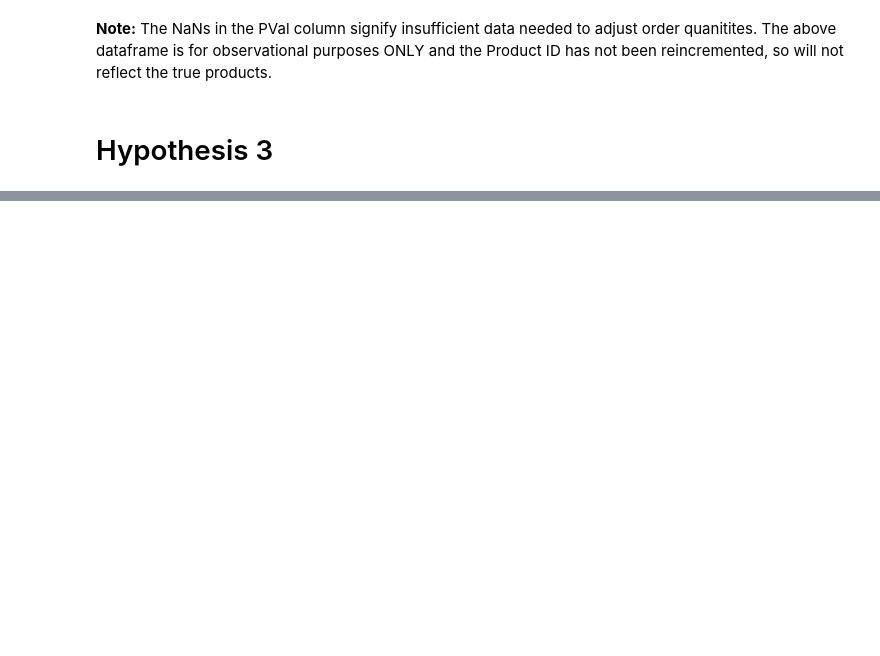
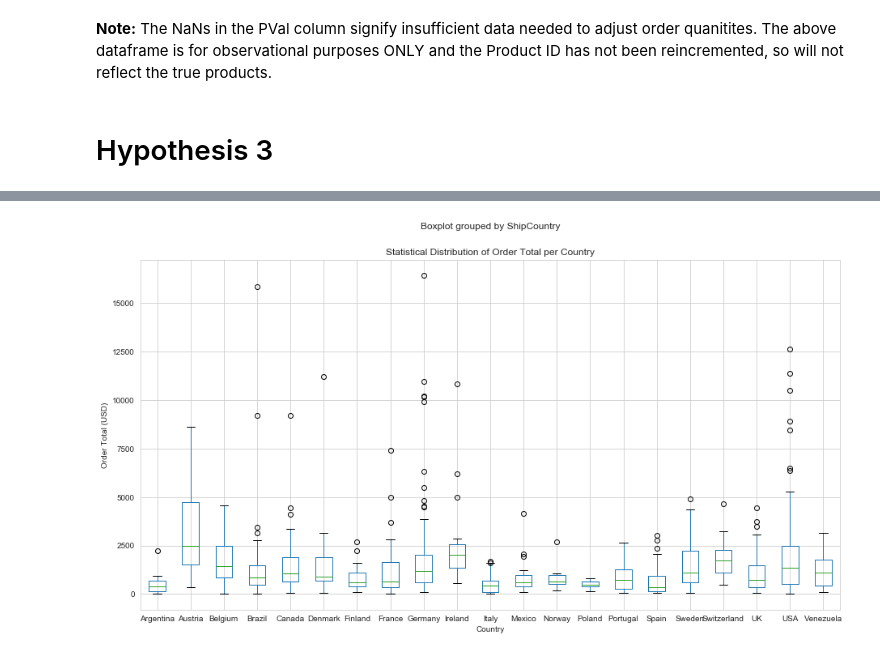
Before and after one commit to akelly66/Flatiron-School, a Jupyter notebook: Mod03/Mod03-Final-Project/Mod03 Final Project.ipynb, the cells around one changed output, grey strips where cells are left out. Saved outputs shown, nothing was run; the diff lists cells and outputs as text; code cells hidden in the pictures; blank space fills up the shorter version.

```diff
--- a/Mod03/Mod03-Final-Project/Mod03 Final Project.ipynb
+++ b/Mod03/Mod03-Final-Project/Mod03 Final Project.ipynb
@@ -406,2 +403,10 @@ $H_{1}$ Region has an effect on which products are ordered.
 
 This is a two-tailed t-test.
+# %%
+cur.execute("""Select od.ProductId, od.OrderID, od.Quantity, od.Discount, od.UnitPrice, o.ShipCountry
+               FROM OrderDetail AS od
+               JOIN 'Order' as o
+               ON o.Id = od.OrderID;""")
+country_df= pd.DataFrame(cur.fetchall())
+country_df.columns = [x[0] for x in cur.description]
+country_df.head()
@@ -407,0 +420,17 @@ This is a two-tailed t-test.
+# %%
+# Calculate unit price with discount
+# Multiply new unit price with Quantity
+# Add all quantity totals for all items with same Order ID
+
+country_df['ItemTotal_WithDiscount'] = round((1-country_df['Discount']) * country_df['UnitPrice'],2) * country_df['Quantity']
+# %%
+order_total_df = country_df.loc[:,['OrderId','ShipCountry','ItemTotal_WithDiscount']]
+# %%
+total_by_country = order_total_df.groupby(['OrderId', 'ShipCountry']).sum()
+# %%
+total_by_country.boxplot('ItemTotal_WithDiscount', by='ShipCountry', figsize=(15, 8))
+plt.title("Statistical Distribution of Order Total per Country")
+plt.xlabel("Country")
+plt.ylabel("Order Total (USD)");
+# %% [output]
+[figure, added]
```
Also changed, not shown: parts of 8 cells of this notebook.
